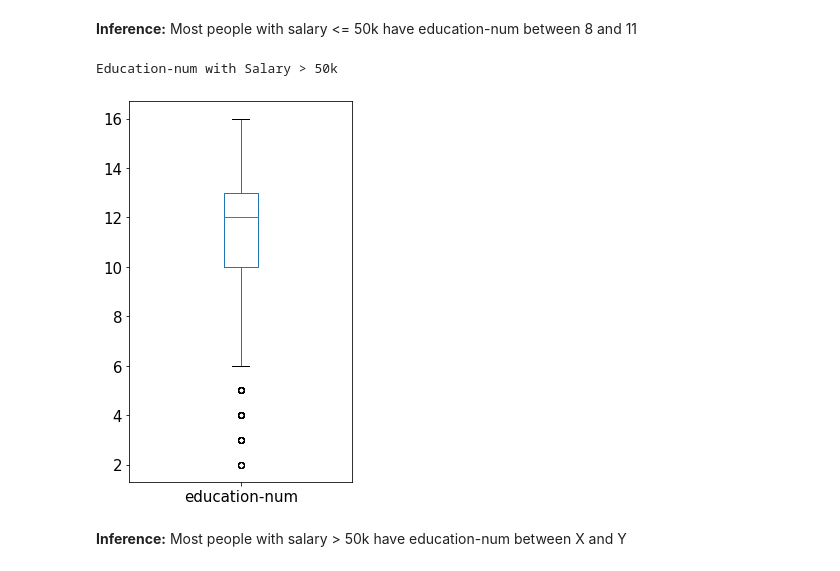
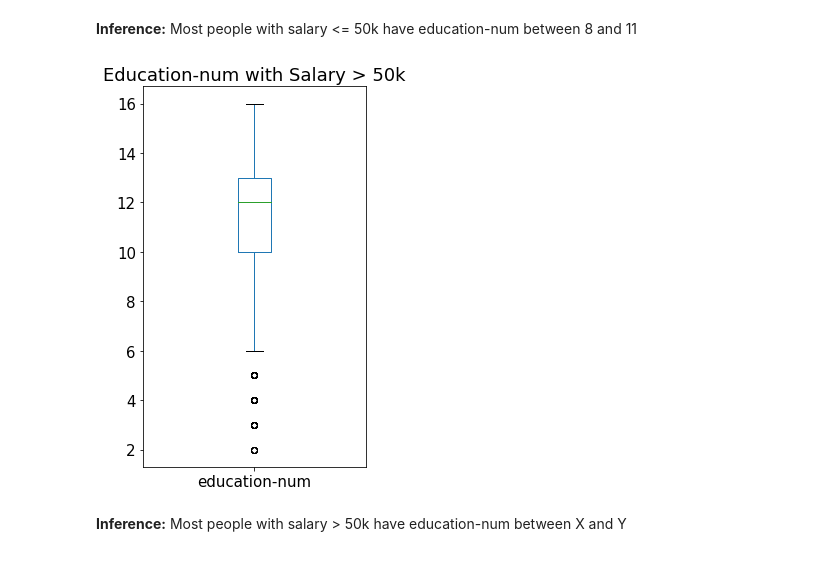
Before and after one commit to atinsinghal97/CSE578-marketing-profiles-visualization, a Jupyter notebook: DV_Group_Project.ipynb, the cells around one changed output. Cells and saved outputs as stored; diff of their text form; code cells hidden in the pictures.

```diff
--- a/DV_Group_Project.ipynb
+++ b/DV_Group_Project.ipynb
@@ -94,7 +96,7 @@ for i in categorical_columns:
 # %% [markdown]
 # 1. HEAT MAP
 # %%
-plt.rcParams['font.size'] = 10.0
+plt.rcParams['font.size'] = 12.0
 plt.figure(figsize=(20,20))
 sns.heatmap(correlation_data.corr(),annot=True)
 plt.show()
@@ -298,11 +301,10 @@ Education-num with Salary <= 50k
 # %% [markdown]
 **Inference:** Most people with salary <= 50k have education-num between 8 and 11
 # %%
-print("Education-num with Salary > 50k")
+plt.title("Education-num with Salary > 50k")
 ednum_df_1['education-num'].plot.box(figsize = (4,7));
 # %% [output]
-Education-num with Salary > 50k
-[figure, old version]
+[figure, new version]
 # %% [markdown]
 **Inference:** Most people with salary > 50k have education-num between X and Y
 # %%
```
Also changed, not shown: parts of 10 cells of this notebook.
